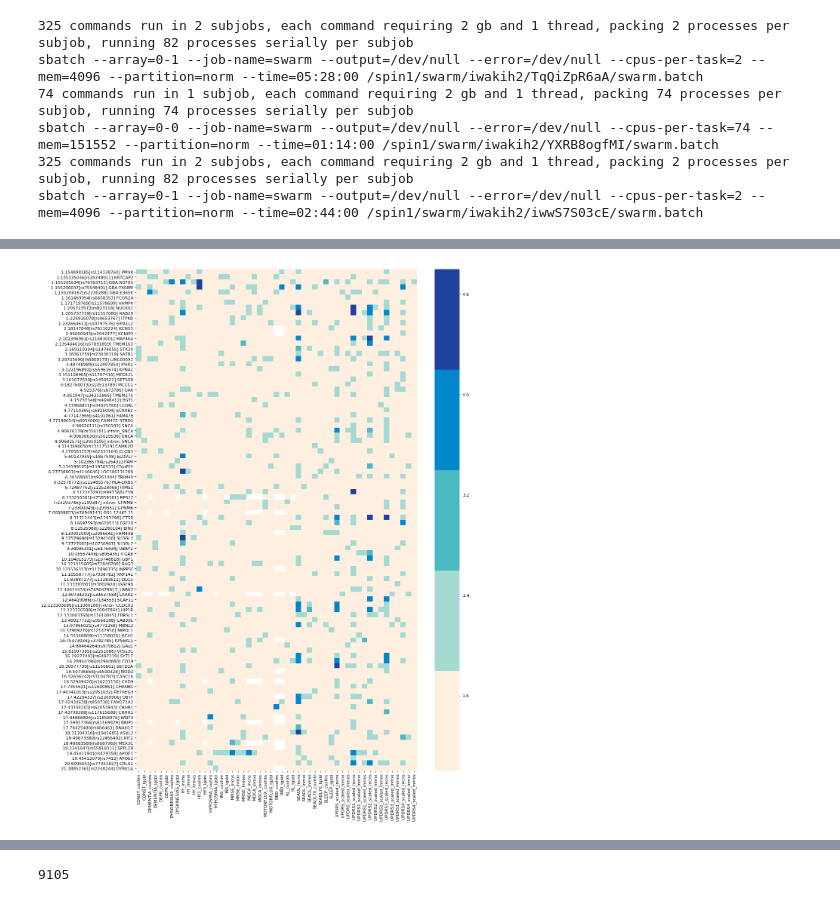
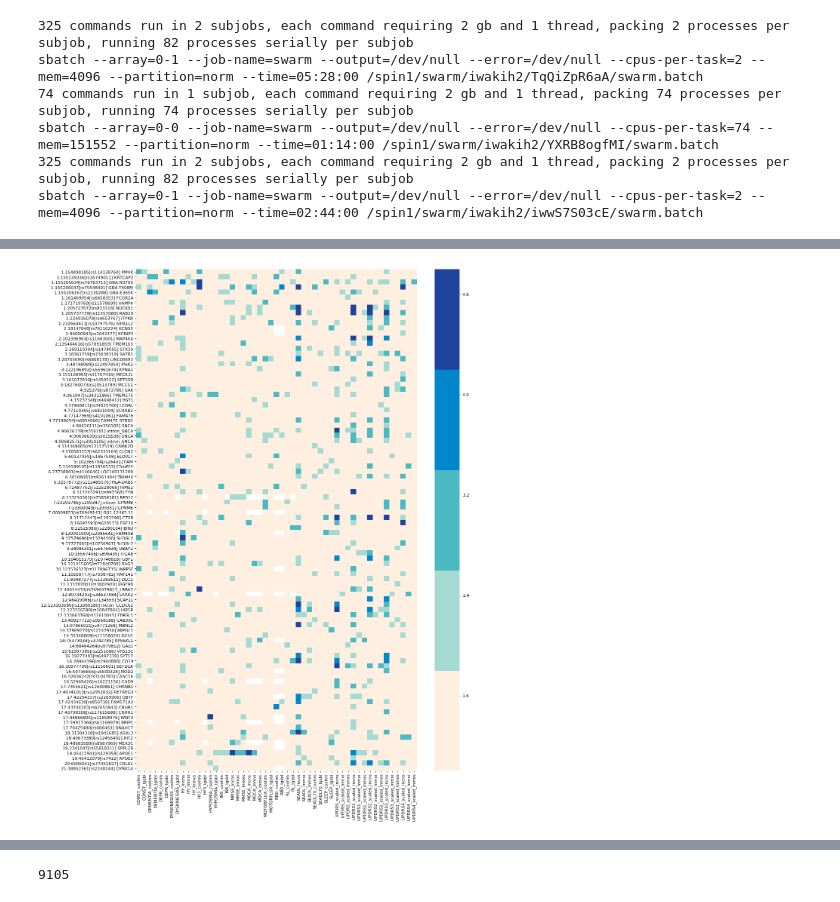
Before and after one commit to hirotaka-i/phenoGWAS, a Jupyter notebook: ReAnalysis.ipynb, the cells around one changed output, grey strips where cells are left out. Cells and saved outputs as stored; diff of their text form; code cells hidden in the pictures.

```diff
--- a/ReAnalysis.ipynb
+++ b/ReAnalysis.ipynb
@@ -687,27 +761,27 @@ import numpy as np
 # %%
 data  =  pd.read_table ("t/allV_snp.txt")
 forIdx = data["POS"].str.split(":", expand=True).applymap(int).sort_values(by=[0, 1])
 df = data.reindex(forIdx.index) # ordering by position
 df_out = df.iloc [:, 3:]
 df_out.index=df["POS"] + "[" + df['ID'] + "] " + df['NearGene']
-n = 52
+n = 4
 def cut_func(x):
     if x <= -np.log10(0.05):
         return 1
     elif x <= -np.log10(0.05/n):
         return 2
     elif x <= -np.log10(0.05/92):
         return 3
     elif x <= -np.log10(0.05/92/n):
         return 4
     elif x > -np.log10(0.05/92/n):
         return 5
     else:
         return np.nan
 dft = df_out.iloc[:, :].applymap(cut_func) # apply significance category
 _cmap = ["#ffefe1", "#a4dad2", "#4bb9c2", "#0086cb", "#1e439B"]
 fig=plt.figure(figsize=(15, 22), dpi= 80, facecolor='w', edgecolor='k', )
 sns.heatmap(dft, cmap=_cmap)
 plt.savefig('fig/output.png', bbox_inches='tight', dpi=150)
 # %% [output]
-[figure, old version]
+[figure, new version]
```
Also changed, not shown: parts of 20 cells of this notebook, 4 other files.
